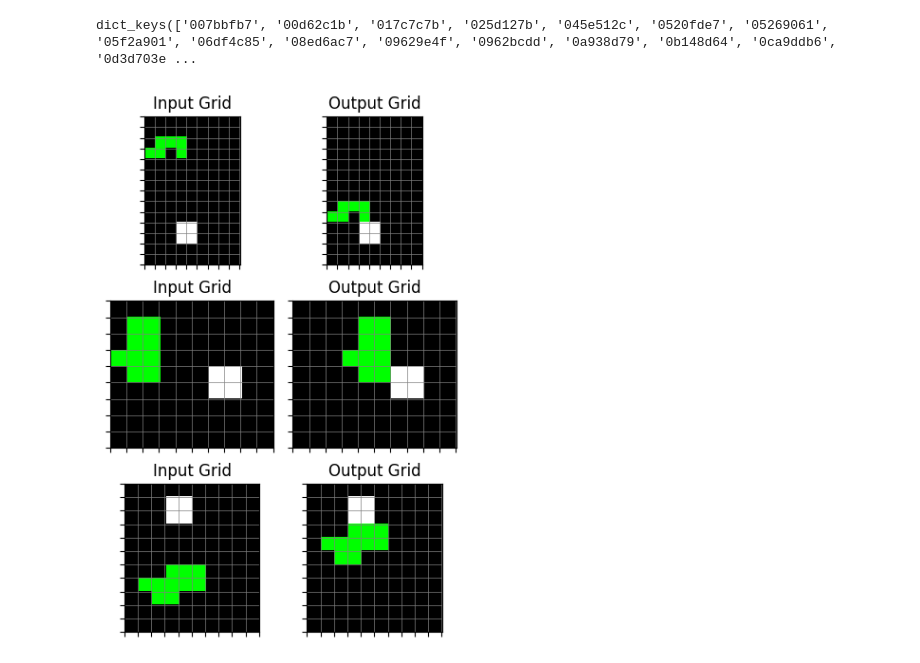
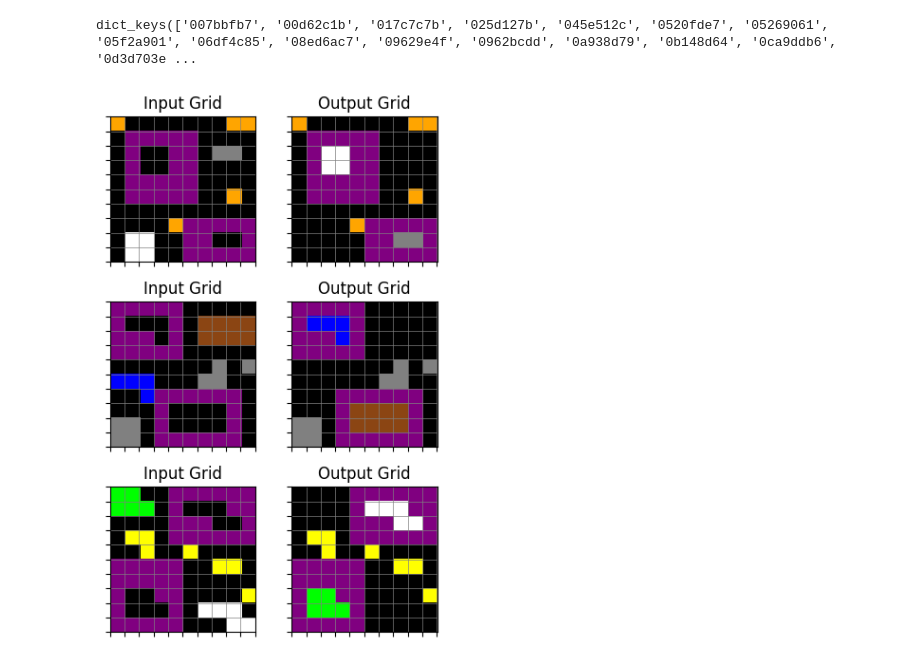
Before and after one commit to christianjensen2903/ARC-Challenge, a Jupyter notebook: preprocessing.ipynb, the cells around one changed output. Saved outputs shown, nothing was run; the diff lists cells and outputs as text; code cells hidden in the pictures.

```diff
--- a/preprocessing.ipynb
+++ b/preprocessing.ipynb
@@ -31,7 +31,7 @@ def replace_with_colors(grid: np.ndarray) -> np.ndarray:
 # %%
 from matplotlib import pyplot as plt
 
-example_id = "05f2a901"
+example_id = "228f6490"
 
 # Function to visualize grid with color scheme
 def visualize_grids_with_colors(grids: list[dict[str, list[list[int]]]]):
@@ -48,31 +48,31 @@ def visualize_grids_with_colors(grids: list[dict[str, list[list[int]]]]):
         # Replace input and output grids with color values
         input_grid_colored = replace_with_colors(input_grid)
         output_grid_colored = replace_with_colors(output_grid)
 
         # Plot input grid
         axes[i][0].imshow(input_grid_colored, interpolation='nearest')
         axes[i][0].set_title('Input Grid')
         axes[i][0].axis('on')
         axes[i][0].grid(True, which='both', color='gray', linestyle='-', linewidth=0.5)
         axes[i][0].set_xticks(np.arange(-0.55, input_grid.shape[1], 1))
         axes[i][0].set_yticks(np.arange(-0.5, input_grid.shape[0], 1))
         axes[i][0].set_xticklabels([])
         axes[i][0].set_yticklabels([])
 
         # Plot output grid
         axes[i][1].imshow(output_grid_colored, interpolation='nearest')
         axes[i][1].set_title('Output Grid')
         axes[i][1].axis('on')
         axes[i][1].grid(True, which='both', color='gray', linestyle='-', linewidth=0.5)
         axes[i][1].set_xticks(np.arange(-0.55, output_grid.shape[1], 1))
         axes[i][1].set_yticks(np.arange(-0.5, output_grid.shape[0], 1))
         axes[i][1].set_xticklabels([])
         axes[i][1].set_yticklabels([])
 
     plt.tight_layout()
     plt.show()
 
 # Example usage with colored grids
 visualize_grids_with_colors(challenges[example_id]['train'])
 # %% [output]
-[figure, old version]
+[figure, new version]
```
Also changed, not shown: parts of 3 cells of this notebook, 3 other files.
